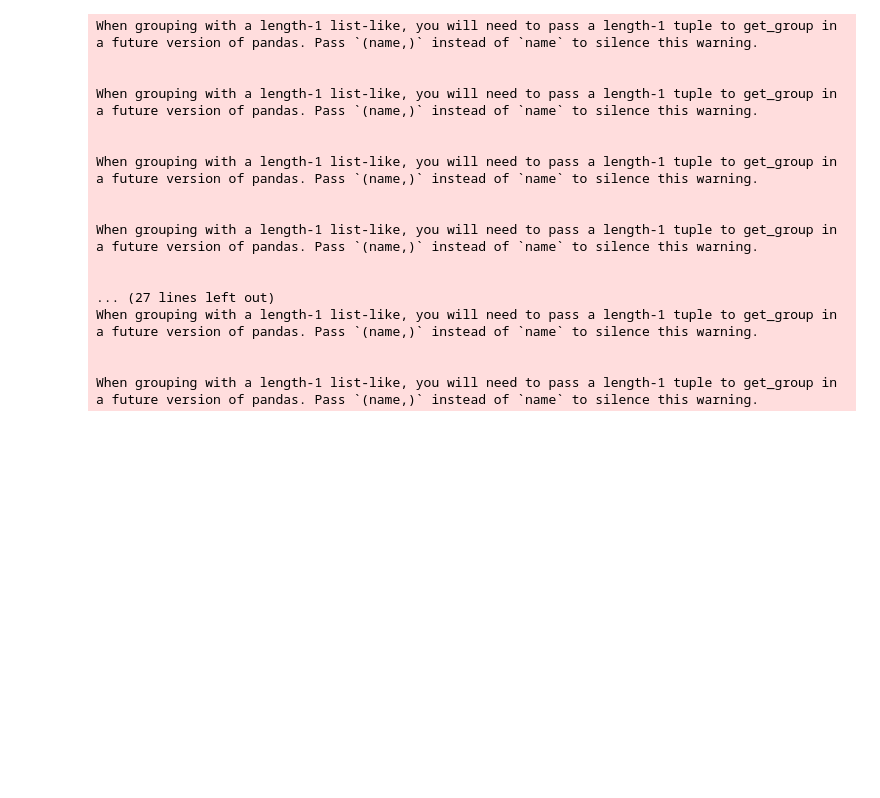
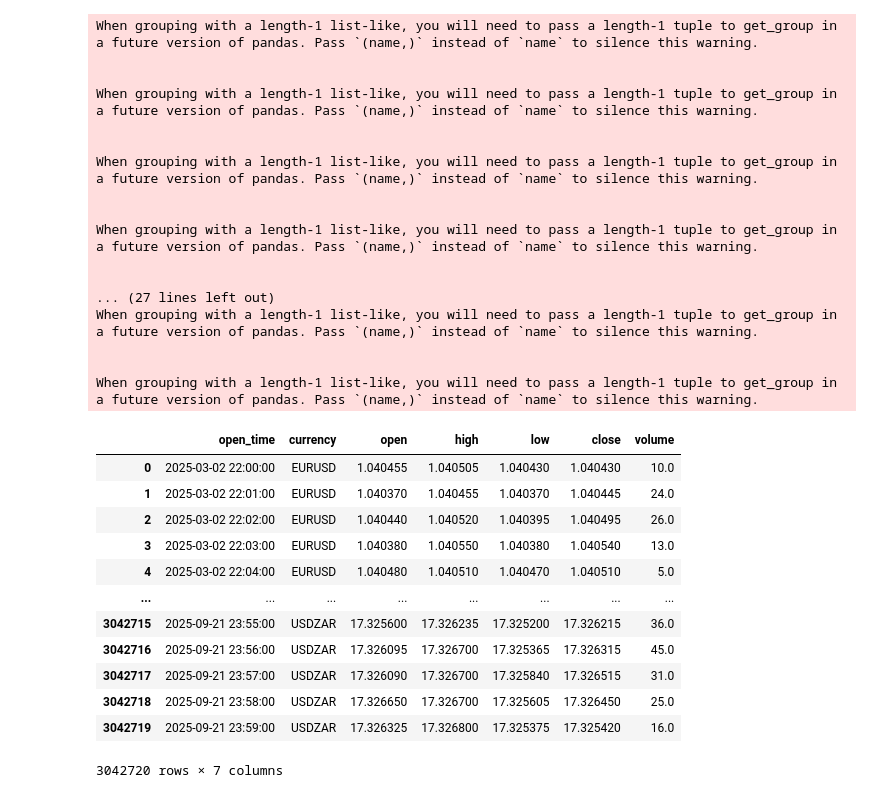
Before and after one commit to Yosri-Ben-Halima/cross-currency-extrema-forecasting, a Jupyter notebook: notebooks/01_data_preprocessing.ipynb, the cells around one changed output. Cells and saved outputs as stored; diff of their text form; code cells hidden in the pictures; blank space fills up the shorter version.

```diff
--- a/notebooks/01_data_preprocessing.ipynb
+++ b/notebooks/01_data_preprocessing.ipynb
@@ -135,0 +136,16 @@ clean_df.to_csv("data/processed/clean_data.csv", index=False)
+# %%
+clean_df.drop_duplicates(subset=['open_time','currency']).reset_index(drop=True)
+# %% [output]
+|  | open_time | currency | open | high | low | close | volume |
+| 0 | 2025-03-02 22:00:00 | EURUSD | 1.040455 | 1.040505 | 1.040430 | 1.040430 | 10.0 |
+| 1 | 2025-03-02 22:01:00 | EURUSD | 1.040370 | 1.040455 | 1.040370 | 1.040445 | 24.0 |
+| 2 | 2025-03-02 22:02:00 | EURUSD | 1.040440 | 1.040520 | 1.040395 | 1.040495 | 26.0 |
+| 3 | 2025-03-02 22:03:00 | EURUSD | 1.040380 | 1.040550 | 1.040380 | 1.040540 | 13.0 |
+| 4 | 2025-03-02 22:04:00 | EURUSD | 1.040480 | 1.040510 | 1.040470 | 1.040510 | 5.0 |
+| ... | ... | ... | ... | ... | ... | ... | ... |
+| 3042715 | 2025-09-21 23:55:00 | USDZAR | 17.325600 | 17.326235 | 17.325200 | 17.326215 | 36.0 |
+| 3042716 | 2025-09-21 23:56:00 | USDZAR | 17.326095 | 17.326700 | 17.325365 | 17.326315 | 45.0 |
+| 3042717 | 2025-09-21 23:57:00 | USDZAR | 17.326090 | 17.326700 | 17.325840 | 17.326515 | 31.0 |
+| 3042718 | 2025-09-21 23:58:00 | USDZAR | 17.326650 | 17.326700 | 17.325605 | 17.326450 | 25.0 |
+| 3042719 | 2025-09-21 23:59:00 | USDZAR | 17.326325 | 17.326800 | 17.325375 | 17.325420 | 16.0 |
+3042720 rows × 7 columns
```
Also changed, not shown: parts of 1 cell of this notebook, 1 other file.
